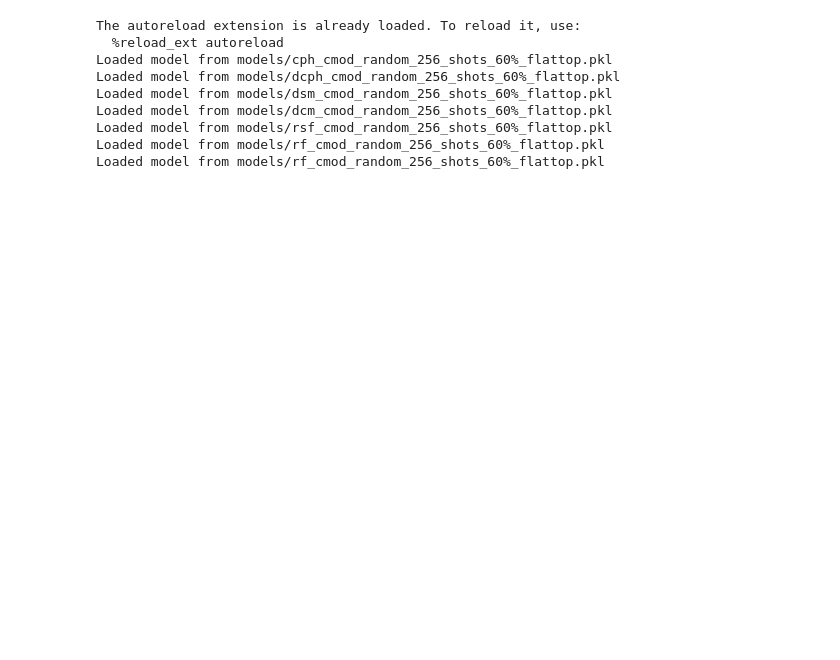
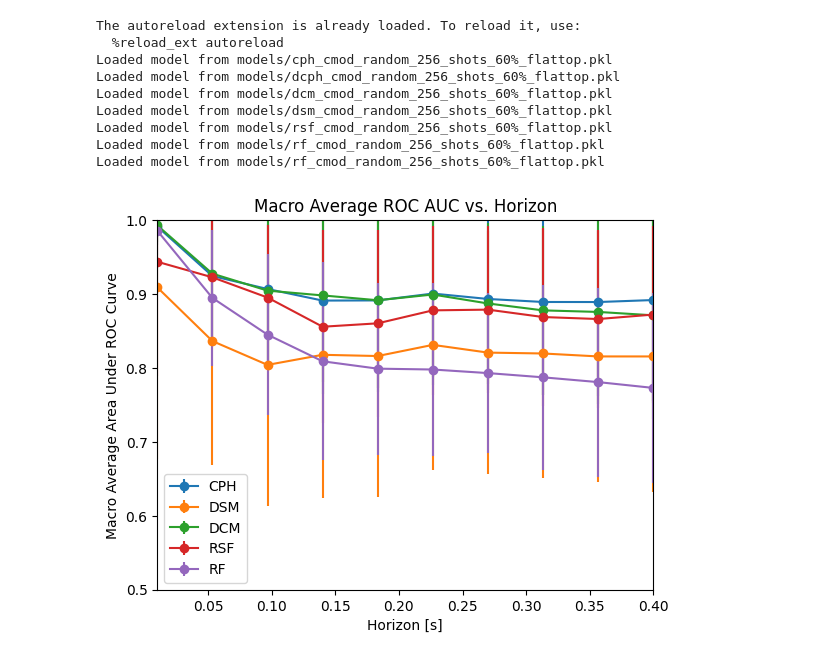
Before and after one commit to MIT-PSFC/disruption-survival-analysis, a Jupyter notebook: Run Experiments.ipynb, the cells around one changed output. Drawn from its saved outputs; the diff is of its cells as text; code cells hidden in the pictures; blank space fills up the shorter version.

Commit message:
Got experiments working in refactor producing identical results to previous implementation

```diff
--- a/Run Experiments.ipynb
+++ b/Run Experiments.ipynb
@@ -7,7 +7,7 @@ from plot_utils import *
 from DisruptionPredictors import DisruptionPredictorSM, DisruptionPredictorRF, DisruptionPredictorTinguely
 from preprocess_datasets import ALL_FEATURES, DEFAULT_FEATURES
 from Experiments import Experiment
-from plot_experiments import plot_roc_auc_vs_horizon_macro
+from plot_experiments import *
 
 horizons = np.linspace(0.001, 0.3, 11)
 
@@ -25,11 +25,11 @@ cph_predictor = DisruptionPredictorSM("Cox Proportional Hazards", cph_model, num
 dcph_model, dcph_transformer = load_model('dcph', device, dataset)
 dcph_predictor = DisruptionPredictorSM("Deep Cox Proportional Hazards", dcph_model, numeric_feats, dcph_transformer)
 
+dcm_model, dcm_transformer = load_model('dcm', device, dataset)
+dcm_predictor = DisruptionPredictorSM("Deep Cox Mixture", dcm_model, numeric_feats, dcm_transformer)
+
 dsm_model, dsm_transformer = load_model('dsm', device, dataset)
 dsm_predictor = DisruptionPredictorSM("Deep Survival Machines", dsm_model, numeric_feats, dsm_transformer)
-
-dcm_model, dcm_transformer = load_model('dcm', device, dataset)
-dcm_predictor = DisruptionPredictorSM("Deep Cox Mixture", dcm_model, numeric_feats, dcm_transformer)
 
 rsf_model, rsf_transformer = load_model('rsf', device, dataset)
 rsf_predictor = DisruptionPredictorSM("Random Survival Forest", rsf_model, numeric_feats, rsf_transformer)
@@ -41,20 +41,26 @@ ting_model, ting_transformer = load_model('rf', device, dataset)
 ting_predictor = DisruptionPredictorTinguely("Tinguely et al. 2019", ting_model, numeric_feats, ting_transformer)
 
 # Create experiments for each predictor
-cph_experiment = Experiment(device, test_dataset, cph_predictor)
-dcph_experiment = Experiment(device, test_dataset, dcph_predictor)
-dsm_experiment = Experiment(device, test_dataset, dsm_predictor)
+cph_experiment = Experiment(device, test_dataset, cph_predictor, 'CPH')
+dcph_experiment = Experiment(device, test_dataset, dcph_predictor, 'DCPH')
+dcm_experiment = Experiment(device, test_dataset, dcm_predictor, 'DCM')
+dsm_experiment = Experiment(device, test_dataset, dsm_predictor, 'DSM')
+rsf_experiment = Experiment(device, test_dataset, rsf_predictor, 'RSF')
+rf_experiment = Experiment(device, test_dataset, rf_predictor, 'RF')
+ting_experiment = Experiment(device, test_dataset, ting_predictor, 'Tinguely')
 # %% [output]
 The autoreload extension is already loaded. To reload it, use:
   %reload_ext autoreload
 Loaded model from models/cph_cmod_random_256_shots_60%_flattop.pkl
 Loaded model from models/dcph_cmod_random_256_shots_60%_flattop.pkl
+Loaded model from models/dcm_cmod_random_256_shots_60%_flattop.pkl
 Loaded model from models/dsm_cmod_random_256_shots_60%_flattop.pkl
-Loaded model from models/dcm_cmod_random_256_shots_60%_flattop.pkl
 Loaded model from models/rsf_cmod_random_256_shots_60%_flattop.pkl
 Loaded model from models/rf_cmod_random_256_shots_60%_flattop.pkl
 Loaded model from models/rf_cmod_random_256_shots_60%_flattop.pkl
 # %%
 # Run the experiments
-experiment_list = [cph_experiment, dsm_experiment]
+experiment_list = [cph_experiment, dsm_experiment, dcm_experiment, rsf_experiment, rf_experiment]
 plot_roc_auc_vs_horizon_macro(experiment_list)
+# %% [output]
+[figure, added]
```
Also changed, not shown: parts of 1 cell of this notebook, 3 other files.
